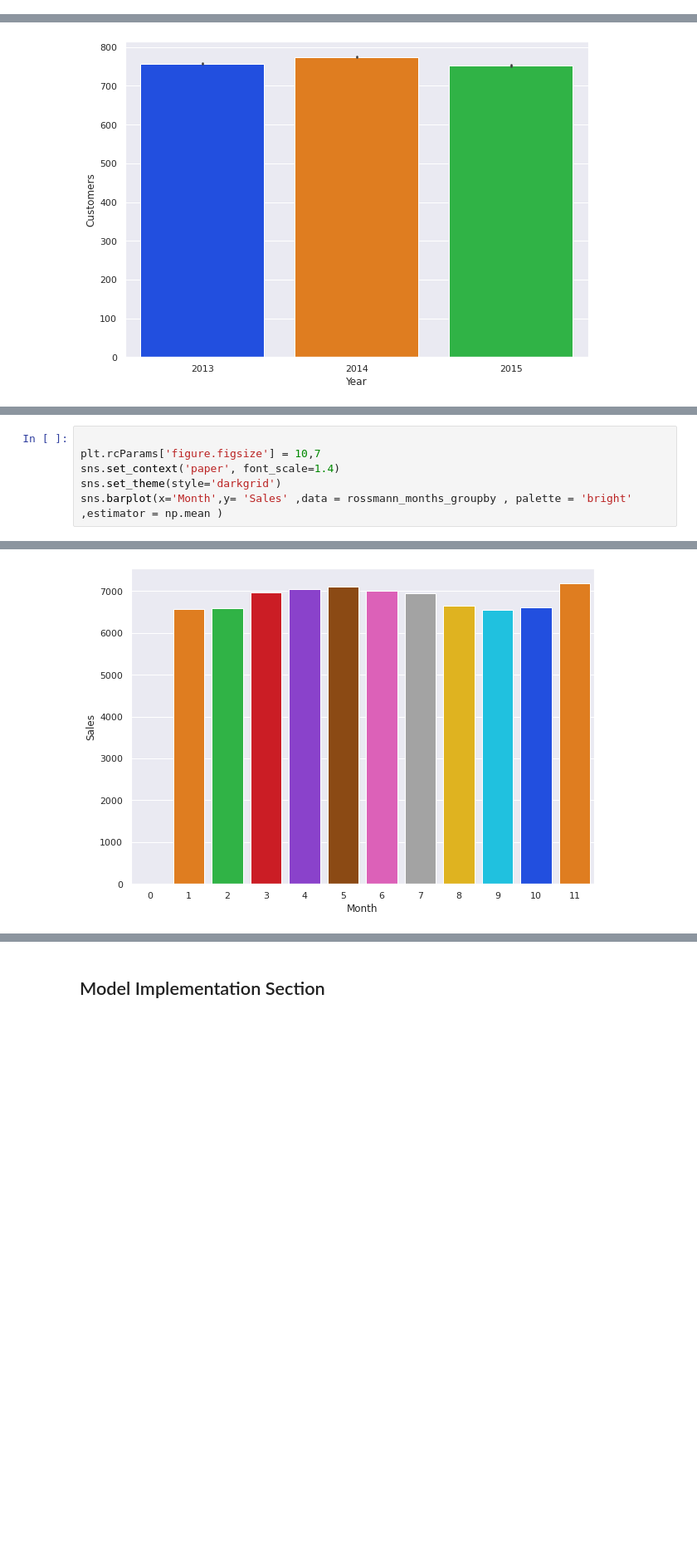
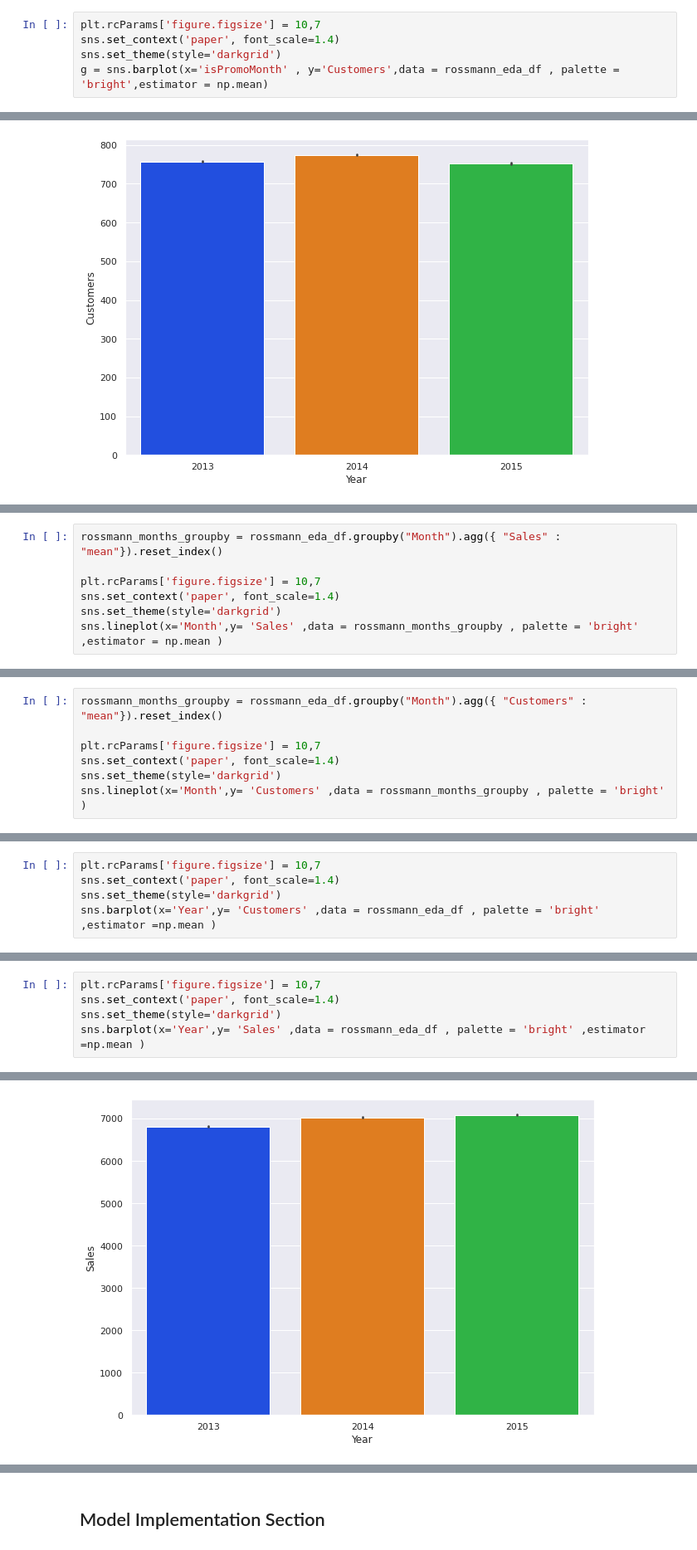
Before and after one commit to Yash1289/rossmann_sales_prediction, a Jupyter notebook: Rossmann_Sales_Prediction_Capstone_Project.ipynb, the cells around one changed output, grey strips where cells are left out. Shown at 83% size. Saved outputs shown, nothing was run; the diff lists cells and outputs as text; blank space fills up the shorter version.

```diff
--- a/Rossmann_Sales_Prediction_Capstone_Project.ipynb
+++ b/Rossmann_Sales_Prediction_Capstone_Project.ipynb
@@ -450,0 +599,5 @@ import seaborn as sns
+# %%
+plt.rcParams['figure.figsize'] = 10,7
+sns.set_context('paper', font_scale=1.4)
+sns.set_theme(style='darkgrid')
+g = sns.barplot(x='isPromoMonth' , y='Customers',data = rossmann_eda_df , palette = 'bright',estimator = np.mean)
@@ -570,0 +724,7 @@ rossmann_months_groupby.tail()
+# %%
+rossmann_months_groupby = rossmann_eda_df.groupby("Month").agg({ "Sales" : "mean"}).reset_index()
+
+plt.rcParams['figure.figsize'] = 10,7
+sns.set_context('paper', font_scale=1.4)
+sns.set_theme(style='darkgrid')
+sns.lineplot(x='Month',y= 'Sales' ,data = rossmann_months_groupby , palette = 'bright' ,estimator = np.mean )
@@ -570,0 +734,7 @@ rossmann_months_groupby.tail()
+# %%
+rossmann_months_groupby = rossmann_eda_df.groupby("Month").agg({ "Customers" : "mean"}).reset_index()
+
+plt.rcParams['figure.figsize'] = 10,7
+sns.set_context('paper', font_scale=1.4)
+sns.set_theme(style='darkgrid')
+sns.lineplot(x='Month',y= 'Customers' ,data = rossmann_months_groupby , palette = 'bright' )
@@ -570,0 +744,5 @@ rossmann_months_groupby.tail()
+# %%
+plt.rcParams['figure.figsize'] = 10,7
+sns.set_context('paper', font_scale=1.4)
+sns.set_theme(style='darkgrid')
+sns.barplot(x='Year',y= 'Customers' ,data = rossmann_eda_df , palette = 'bright' ,estimator =np.mean )
@@ -571,9 +752,8 @@ rossmann_months_groupby.tail()
 # %%
-
 plt.rcParams['figure.figsize'] = 10,7
 sns.set_context('paper', font_scale=1.4)
 sns.set_theme(style='darkgrid')
-sns.barplot(x='Month',y= 'Sales' ,data = rossmann_months_groupby , palette = 'bright' ,estimator = np.mean )
+sns.barplot(x='Year',y= 'Sales' ,data = rossmann_eda_df , palette = 'bright' ,estimator =np.mean )
 # %% [output]
 <matplotlib.axes._subplots.AxesSubplot at 0x...>
-[figure, old version]
+[figure, new version]
```
Also changed, not shown: parts of 162 cells of this notebook.
